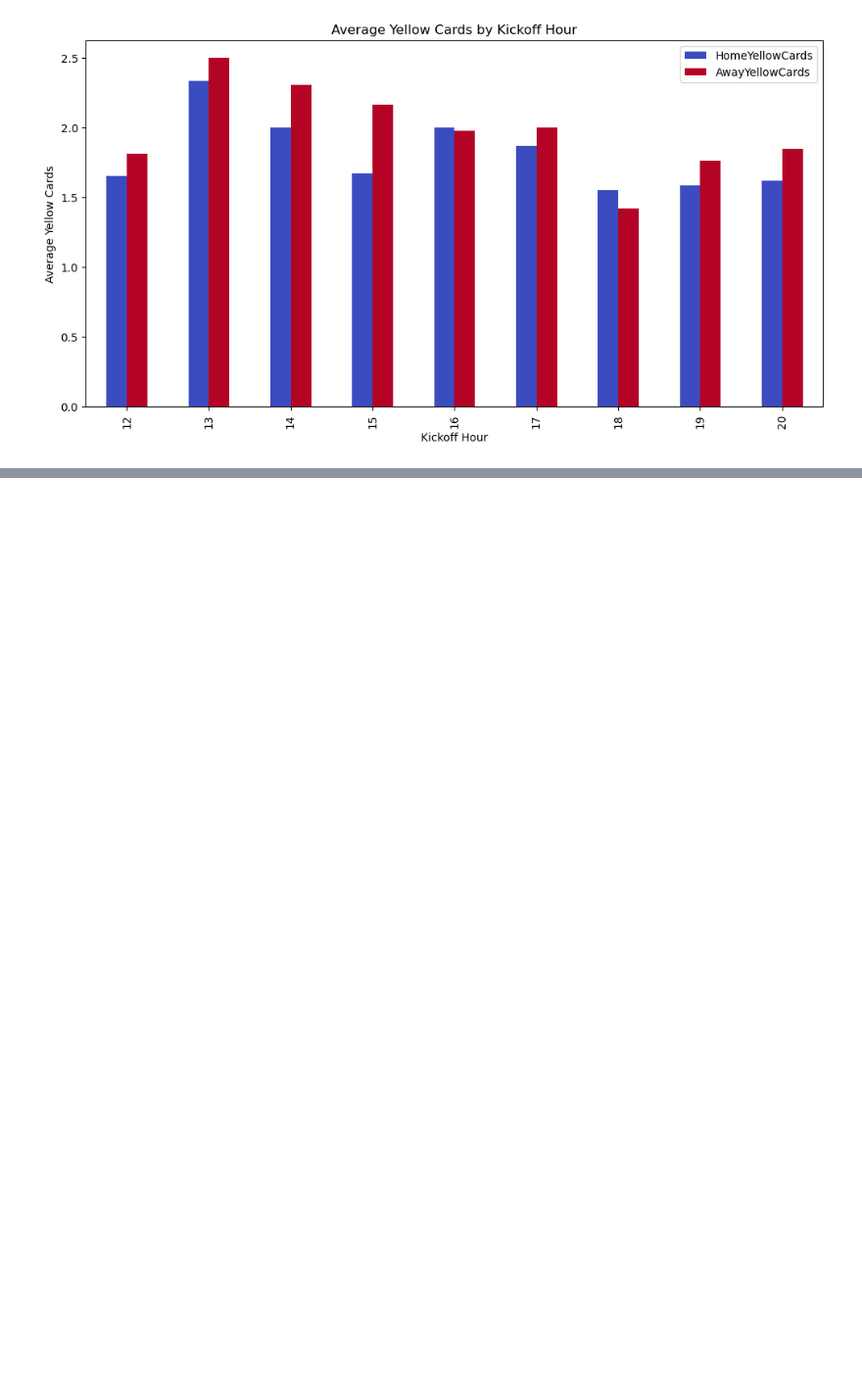
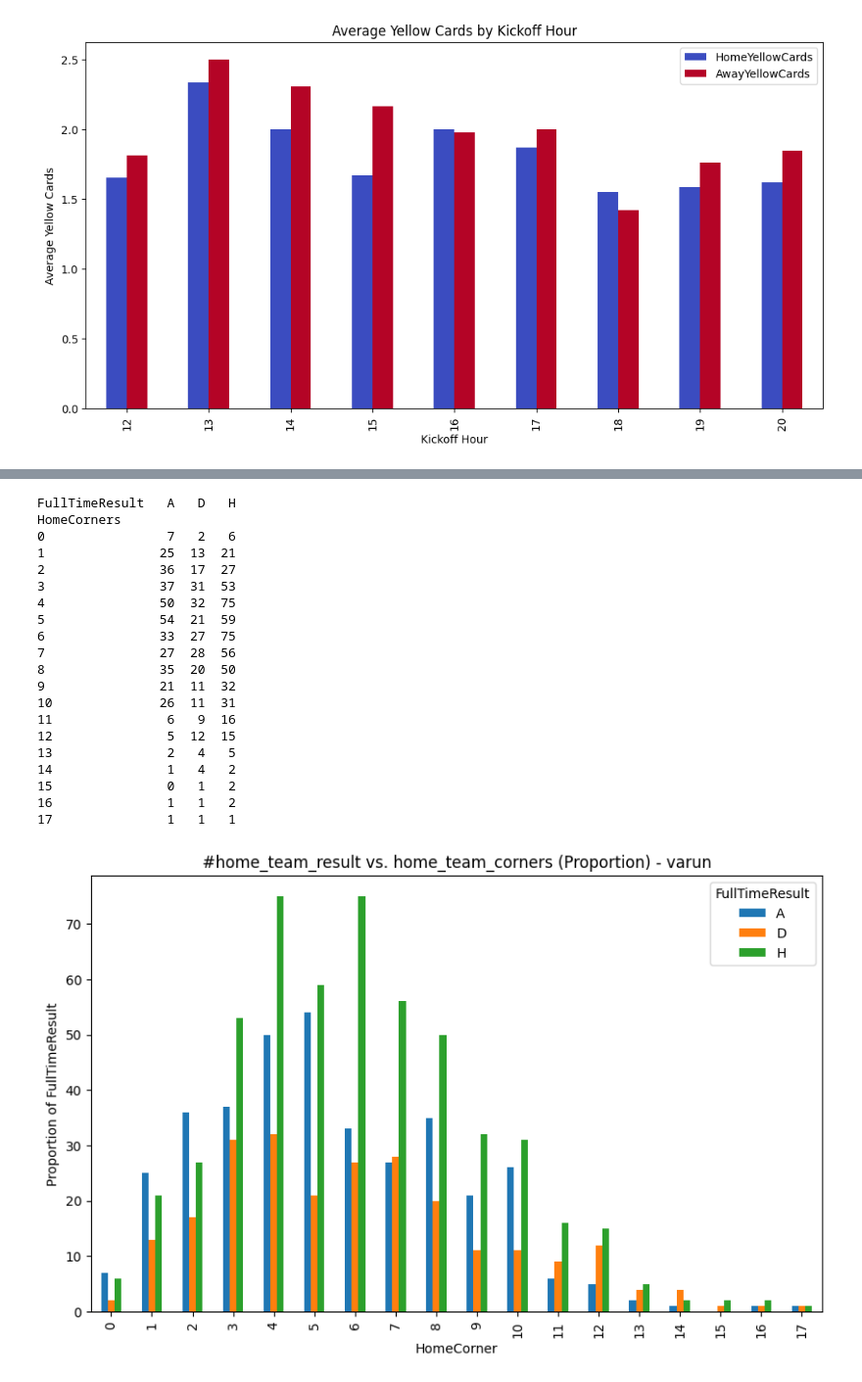
Before and after one commit to BhosaleAniket/MATH-189-Final-Project, a Jupyter notebook: final_project.ipynb, the cells around one changed output, grey strips where cells are left out. Shown at 98% size. Saved outputs shown, nothing was run; the diff lists cells and outputs as text; code cells hidden in the pictures; blank space fills up the shorter version.

```diff
--- a/final_project.ipynb
+++ b/final_project.ipynb
@@ -427,0 +519,36 @@ plt.show()
+# %%
+# Group by HomeCorner and count each FullTimeResult value
+pivot = combined_df.groupby("HomeCorners")["FullTimeResult"].value_counts().unstack(fill_value=0)
+
+# Display the resulting proportions
+print(pivot)
+
+# Optional: visualize the proportions with a stacked bar chart
+pivot.plot(kind="bar", stacked=False, figsize=(10, 6))
+plt.title("#home_team_result vs. home_team_corners (Proportion) - varun")
+plt.xlabel("HomeCorner")
+plt.ylabel("Proportion of FullTimeResult")
+plt.legend(title="FullTimeResult")
+plt.show()
+# %% [output]
+FullTimeResult   A   D   H
+HomeCorners
+0                7   2   6
+1               25  13  21
+2               36  17  27
+3               37  31  53
+4               50  32  75
+5               54  21  59
+6               33  27  75
+7               27  28  56
+8               35  20  50
+9               21  11  32
+10              26  11  31
+11               6   9  16
+12               5  12  15
+13               2   4   5
+14               1   4   2
+15               0   1   2
+16               1   1   2
+17               1   1   1
+[figure, added]
```
Also changed, not shown: parts of 16 cells of this notebook.
